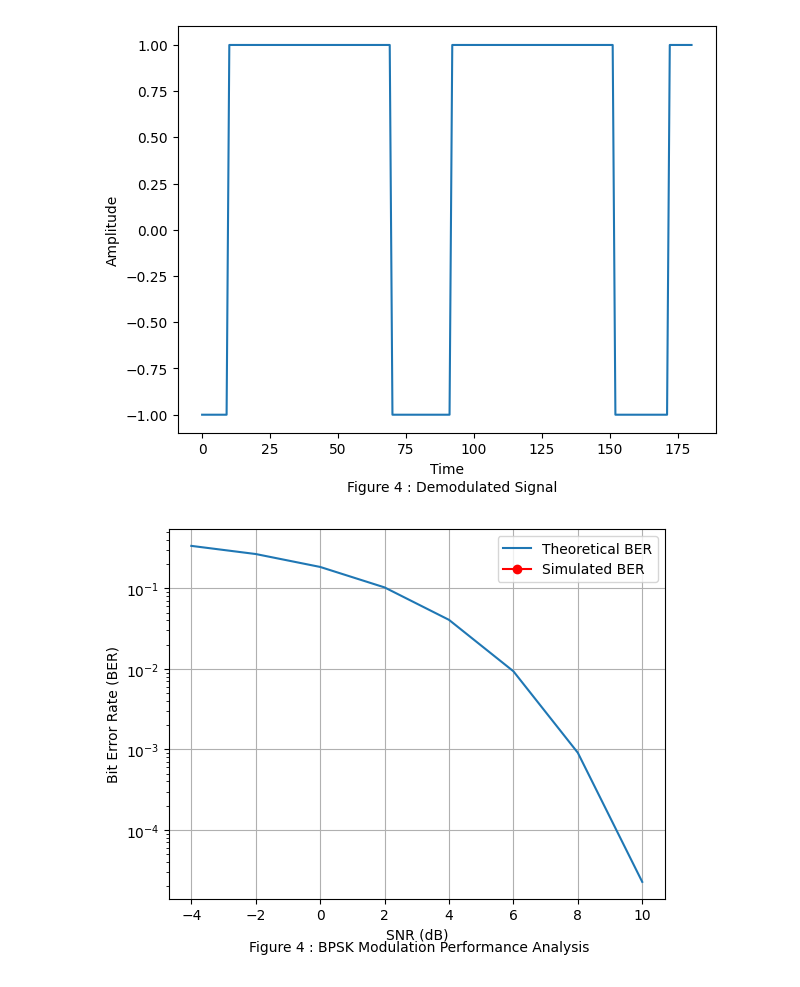
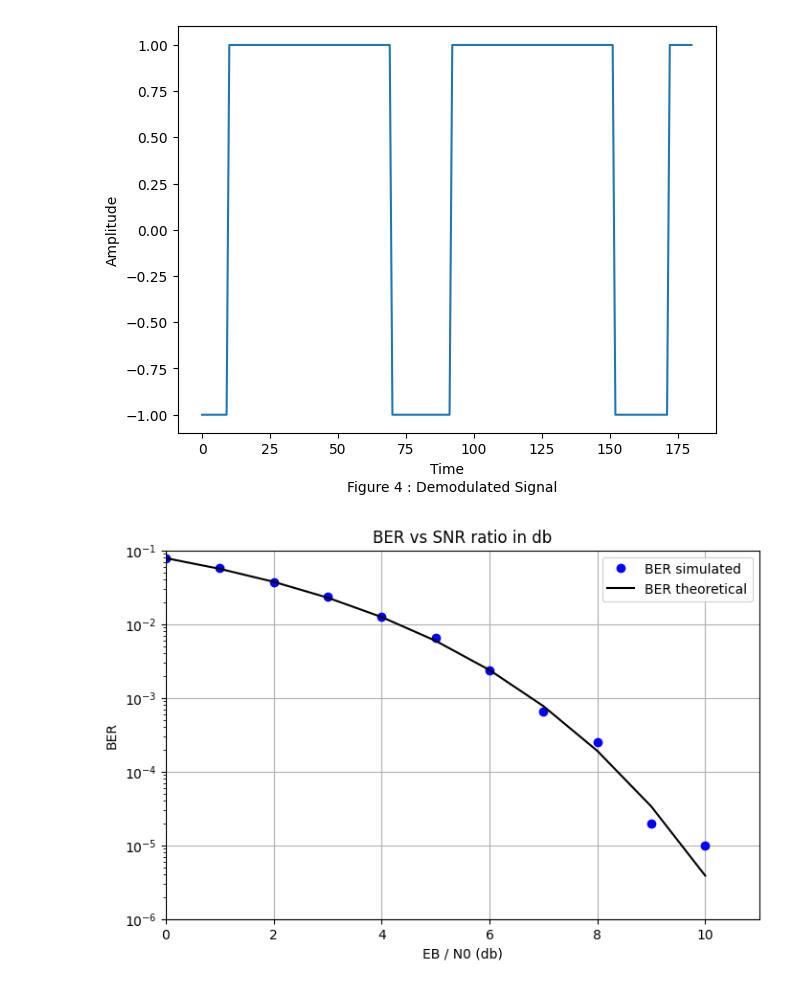
Before and after one commit to Sagar-1103/DC-Lab, a Jupyter notebook: BPSK.ipynb, the cells around one changed output. Cells and saved outputs as stored; diff of their text form; code cells hidden in the pictures.

Commit message:
bpsk updated

```diff
--- a/BPSK.ipynb
+++ b/BPSK.ipynb
@@ -1,6 +1,8 @@
 # %%
 import numpy as np
 import matplotlib.pyplot as plt
+from scipy.special import erfc
+import random
 
 # Generate carrier signal
 def generate_carrier_signal(freq, amp, num_samples, sampling_freq):
@@ -83,48 +85,83 @@ plt.tight_layout()
 plt.show()
 
 plt.plot(np.arange(num_samples), modulated_signal)
 plt.figtext(0.4,0.001,'Figure 3 : Modulated Signal')
 plt.xlabel('Time')
 plt.ylabel('Amplitude')
 plt.tight_layout()
 plt.show()
 
 plt.plot(np.arange(len(demodulated_signal)), demodulated_signal)
 plt.figtext(0.4,0.001,'Figure 4 : Demodulated Signal')
 plt.xlabel('Time')
 plt.ylabel('Amplitude')
 
 plt.tight_layout()
 plt.show()
 
 
 # Simulation parameters
-num_bits = 10000
-snr_range = np.arange(-4, 11, 2)
-theoretical_ber = 0.5 * np.exp(-10 ** (snr_range / 10))
+# num_bits = 10000
+# snr_range = np.arange(-4, 11, 2)
+# theoretical_ber = 0.5 * np.exp(-10 ** (snr_range / 10))
 
-# Initialize arrays to store simulated BER
-simulated_ber = np.zeros_like(snr_range)
+# # Initialize arrays to store simulated BER
+# simulated_ber = np.zeros_like(snr_range)
 
-for i, snr_dB in enumerate(snr_range):
-    data = generate_bit_pulse(num_bits, num_samples)
-    modulated_signal = generate_modulated_signal(num_bits, data)
-    received_signal = add_awgn(modulated_signal, snr_dB)
-    detected_data = bpsk_demodulation(received_signal,carrier_signal, sampling_freq, num_bits)
-    simulated_ber[i] = calculate_ber(data, detected_data)
+# for i, snr_dB in enumerate(snr_range):
+#     data = generate_bit_pulse(num_bits, num_samples)
+#     modulated_signal = generate_modulated_signal(num_bits, data)
+#     received_signal = add_awgn(modulated_signal, snr_dB)
+#     detected_data = bpsk_demodulation(received_signal,carrier_signal, sampling_freq, num_bits)
+#     simulated_ber[i] = calculate_ber(data, detected_data)
+# print(simulated_ber)
 
-# Plotting
-plt.semilogy(snr_range, theoretical_ber, label='Theoretical BER')
-plt.semilogy(snr_range, simulated_ber, marker='o', linestyle='-', color='r', label='Simulated BER')
-plt.xlabel('SNR (dB)')
-plt.ylabel('Bit Error Rate (BER)')
-plt.figtext(0.25,0.001,'Figure 4 : BPSK Modulation Performance Analysis')
+# # Plotting
+# plt.semilogy(snr_range, theoretical_ber, label='Theoretical BER')
+# plt.semilogy(snr_range, simulated_ber, marker='o', linestyle='-', color='r', label='Simulated BER')
+# plt.xlabel('SNR (dB)')
+# plt.ylabel('Bit Error Rate (BER)')
+# plt.figtext(0.25,0.001,'Figure 5 : BPSK Modulation Performance Analysis')
+# plt.legend()
+# plt.grid(True)
+# plt.show()
+
+EbN0db = np.arange(0,11)
+Nsym = 10 ** 5
+BER_sim = np.zeros(len(EbN0db))
+sym = [random.choice([1,0]) for i in range(Nsym)]
+NRZop = [1 if sym[i] == 1 else -1 for i in range(Nsym)]
+NRZ = np.array(NRZop)
+for i, EbN0db1 in enumerate(EbN0db):
+    gamma = 10 ** (EbN0db1 / 10)
+    P = sum(abs(NRZ) ** 2) / len(NRZ)
+    N0 = P / gamma
+    n = np.sqrt(N0 / 2) * np.random.standard_normal(NRZ.shape)
+    r = NRZ + n
+    symDetect = np.zeros(len(r))
+    for j in range(len(r)):
+        if r[j] > 0:
+            symDetect[j] = 1
+        else:
+            symDetect[j] = 0
+    BER_sim[i] = np.sum(symDetect != sym) / Nsym
+BER_theo = 0.5 * erfc( np.sqrt(10 ** (EbN0db / 10)))
+
+plt.figure(figsize = (8 , 5))
+plt.plot(EbN0db, BER_sim, 'bo', label = 'BER simulated')
+plt.plot(EbN0db, BER_theo, 'k', label = 'BER theoretical')
+plt.axis([0, 11, 1e-6 , 0.1])
 plt.legend()
+plt.xscale('linear')
+plt.yscale('log')
+plt.ylabel('BER')
+plt.xlabel('EB / N0 (db)')
+plt.title('BER vs SNR ratio in db')
 plt.grid(True)
 plt.show()
 # %% [output]
 [figure]
 [figure]
 [figure]
 [figure]
-[figure, old version]
+[figure, new version]
```
